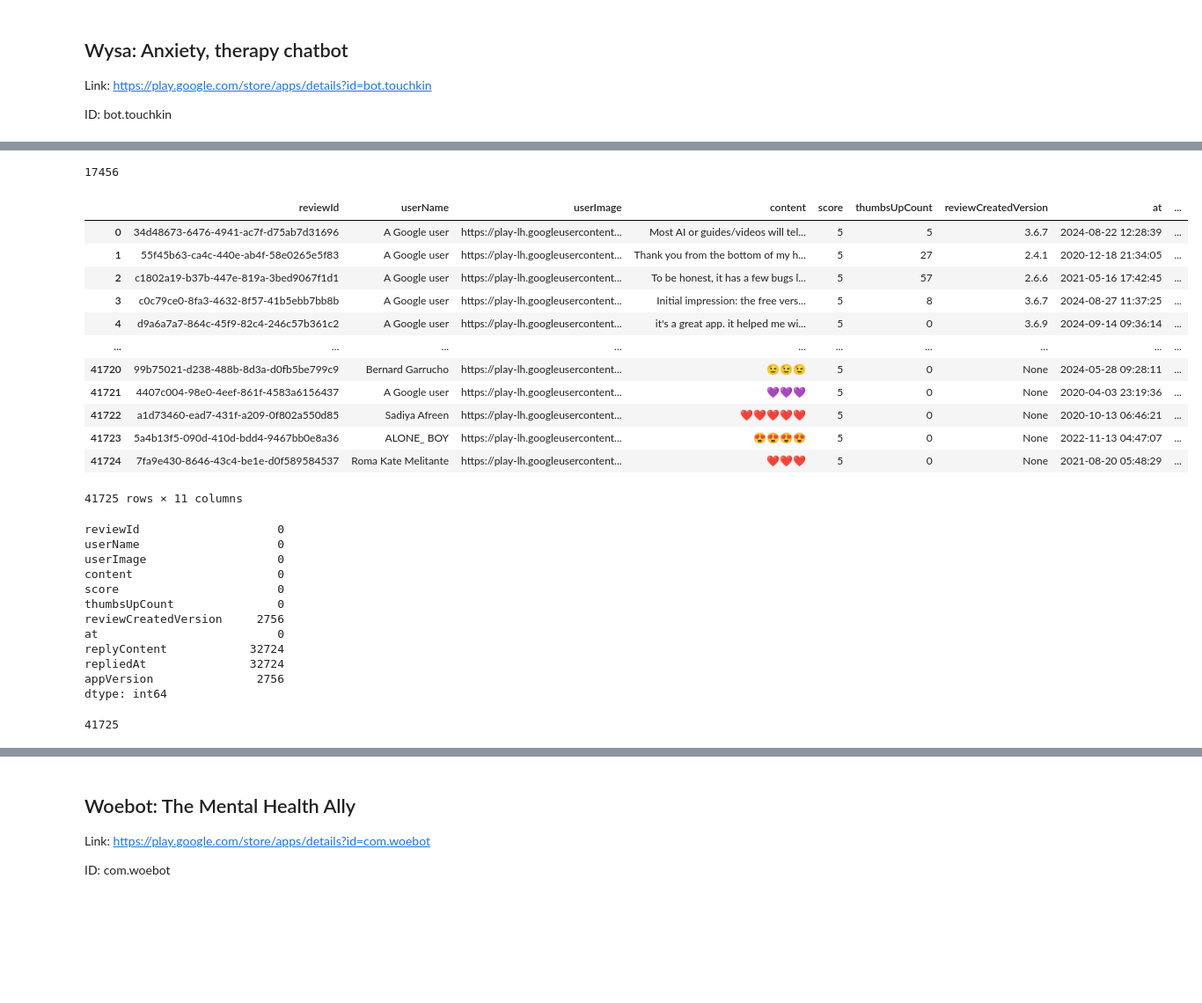
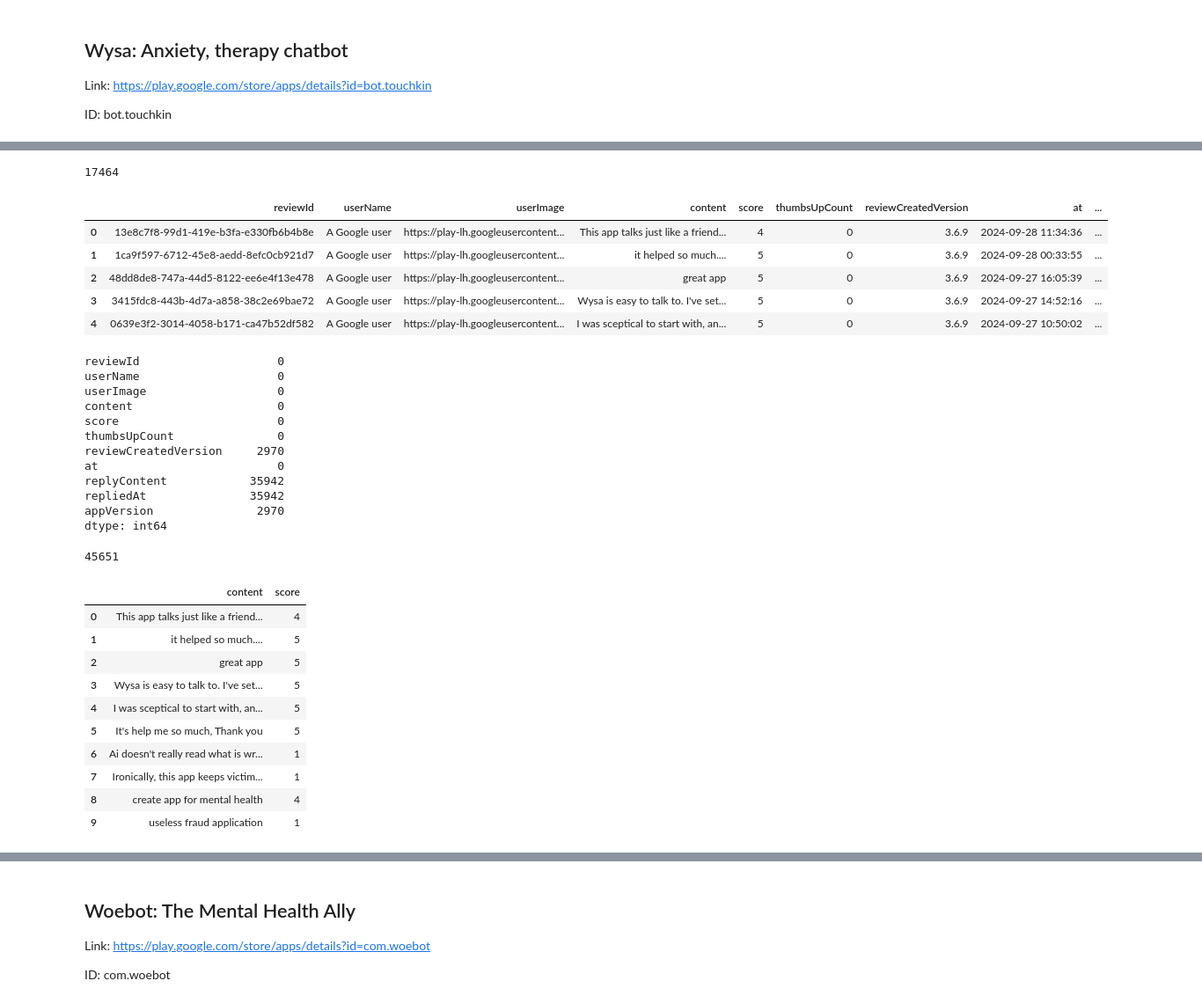
Before and after one commit to themasudur/Mental-Health-App-Reviews, a Jupyter notebook: Review_Scraping.ipynb, the cells around one changed output, grey strips where cells are left out. Shown at 88% size. Saved outputs shown, nothing was run; the diff lists cells and outputs as text; code cells hidden in the pictures; blank space fills up the shorter version.

```diff
--- a/Review_Scraping.ipynb
+++ b/Review_Scraping.ipynb
@@ -52,46 +37,31 @@ details_wysa
 # %%
 # Count/No. of reviews
-details_wysa['reviews']
+wysa_details['reviews']
 # %% [output]
-17456
+17464
 # %%
-'''
-sleep_milliseconds=0, # defaults to 0
-lang='en', # defaults to 'en'
-country='us', # defaults to 'us'
-sort=Sort.MOST_RELEVANT, # defaults to Sort.MOST_RELEVANT/Sort.NEWEST
-count=3, # defaults to 100
-filter_score_with=5 # defaults to None(means all score)
-'''
-
-all_reviews = reviews_all(
+wysa_reviews = reviews_all(
     id1,
-    sleep_milliseconds=0, # defaults to 0
-    lang='en', # defaults to 'en'
-    country='bd', # defaults to 'us'
-    sort=Sort.MOST_RELEVANT, # defaults to Sort.MOST_RELEVANT
+    # sleep_milliseconds = 0, # defaults to 0
+    # lang = 'en', # defaults to 'en'
+    # country = 'us', # defaults to 'us'
+    # sort = Sort.MOST_RELEVANT, # defaults to Sort.MOST_RELEVANT
+    # count = 3, # defaults to 100
+    # filter_score_with = 5, # defaults to None(means all score)
 )
-#all_reviews
+# wysa_reviews
 # %%
-reviews = pd.json_normalize(all_reviews)
-reviews
-#reviews.head()
+wysa_all = pd.json_normalize(wysa_reviews)
+wysa_all.head()
 # %% [output]
 |  | reviewId | userName | userImage | content | score | thumbsUpCount | reviewCreatedVersion | at | ... |
-| 0 | 34d48673-6476-4941-ac7f-d75ab7d31696 | A Google user | https://play-lh.googleusercontent... | Most AI or guides/videos will tel... | 5 | 5 | 3.6.7 | 2024-08-22 12:28:39 | ... |
-| 1 | 55f45b63-ca4c-440e-ab4f-58e0265e5f83 | A Google user | https://play-lh.googleusercontent... | Thank you from the bottom of my h... | 5 | 27 | 2.4.1 | 2020-12-18 21:34:05 | ... |
-| 2 | c1802a19-b37b-447e-819a-3bed9067f1d1 | A Google user | https://play-lh.googleusercontent... | To be honest, it has a few bugs l... | 5 | 57 | 2.6.6 | 2021-05-16 17:42:45 | ... |
-| 3 | c0c79ce0-8fa3-4632-8f57-41b5ebb7bb8b | A Google user | https://play-lh.googleusercontent... | Initial impression: the free vers... | 5 | 8 | 3.6.7 | 2024-08-27 11:37:25 | ... |
-| 4 | d9a6a7a7-864c-45f9-82c4-246c57b361c2 | A Google user | https://play-lh.googleusercontent... | it's a great app. it helped me wi... | 5 | 0 | 3.6.9 | 2024-09-14 09:36:14 | ... |
-| ... | ... | ... | ... | ... | ... | ... | ... | ... | ... |
-| 41720 | 99b75021-d238-488b-8d3a-d0fb5be799c9 | Bernard Garrucho | https://play-lh.googleusercontent... | 😉😉😉 | 5 | 0 | None | 2024-05-28 09:28:11 | ... |
-| 41721 | 4407c004-98e0-4eef-861f-4583a6156437 | A Google user | https://play-lh.googleusercontent... | 💜💜💜 | 5 | 0 | None | 2020-04-03 23:19:36 | ... |
-| 41722 | a1d73460-ead7-431f-a209-0f802a550d85 | Sadiya Afreen | https://play-lh.googleusercontent... | ❤❤❤❤❤ | 5 | 0 | None | 2020-10-13 06:46:21 | ... |
-| 41723 | 5a4b13f5-090d-410d-bdd4-9467bb0e8a36 | ALONE_ BOY | https://play-lh.googleusercontent... | 😍😍😍😍 | 5 | 0 | None | 2022-11-13 04:47:07 | ... |
-| 41724 | 7fa9e430-8646-43c4-be1e-d0f589584537 | Roma Kate Melitante | https://play-lh.googleusercontent... | ❤️❤️❤️ | 5 | 0 | None | 2021-08-20 05:48:29 | ... |
+| 0 | 13e8c7f8-99d1-419e-b3fa-e330fb6b4b8e | A Google user | https://play-lh.googleusercontent... | This app talks just like a friend... | 4 | 0 | 3.6.9 | 2024-09-28 11:34:36 | ... |
+| 1 | 1ca9f597-6712-45e8-aedd-8efc0cb921d7 | A Google user | https://play-lh.googleusercontent... | it helped so much.... | 5 | 0 | 3.6.9 | 2024-09-28 00:33:55 | ... |
+| 2 | 48dd8de8-747a-44d5-8122-ee6e4f13e478 | A Google user | https://play-lh.googleusercontent... | great app | 5 | 0 | 3.6.9 | 2024-09-27 16:05:39 | ... |
+| 3 | 3415fdc8-443b-4d7a-a858-38c2e69bae72 | A Google user | https://play-lh.googleusercontent... | Wysa is easy to talk to. I've set... | 5 | 0 | 3.6.9 | 2024-09-27 14:52:16 | ... |
+| 4 | 0639e3f2-3014-4058-b171-ca47b52df582 | A Google user | https://play-lh.googleusercontent... | I was sceptical to start with, an... | 5 | 0 | 3.6.9 | 2024-09-27 10:50:02 | ... |
-41725 rows × 11 columns
 # %%
-reviews.isnull().sum()
+wysa_all.isnull().sum()
 # %% [output]
 reviewId                    0
 userName                    0
@@ -99,14 +69,14 @@ userImage                   0
 content                     0
 score                       0
 thumbsUpCount               0
-reviewCreatedVersion     2756
+reviewCreatedVersion     2970
 at                          0
-replyContent            32724
-repliedAt               32724
-appVersion               2756
+replyContent            35942
+repliedAt               35942
+appVersion               2970
 dtype: int64
 # %%
-reviews['content'].count()
+wysa_all['content'].count()
 # %% [output]
-41725
+45651
 # %%
@@ -113,0 +84,15 @@ reviews.to_csv('wysa_reviews.csv')
+# %%
+all_reviews = wysa_all[['content', 'score']]
+all_reviews.head(10)
+# %% [output]
+|  | content | score |
+| 0 | This app talks just like a friend... | 4 |
+| 1 | it helped so much.... | 5 |
+| 2 | great app | 5 |
+| 3 | Wysa is easy to talk to. I've set... | 5 |
+| 4 | I was sceptical to start with, an... | 5 |
+| 5 | It's help me so much, Thank you | 5 |
+| 6 | Ai doesn't really read what is wr... | 1 |
+| 7 | Ironically, this app keeps victim... | 1 |
+| 8 | create app for mental health | 4 |
+| 9 | useless fraud application | 1 |
```
Also changed, not shown: parts of 39 cells of this notebook, 11 other files.
